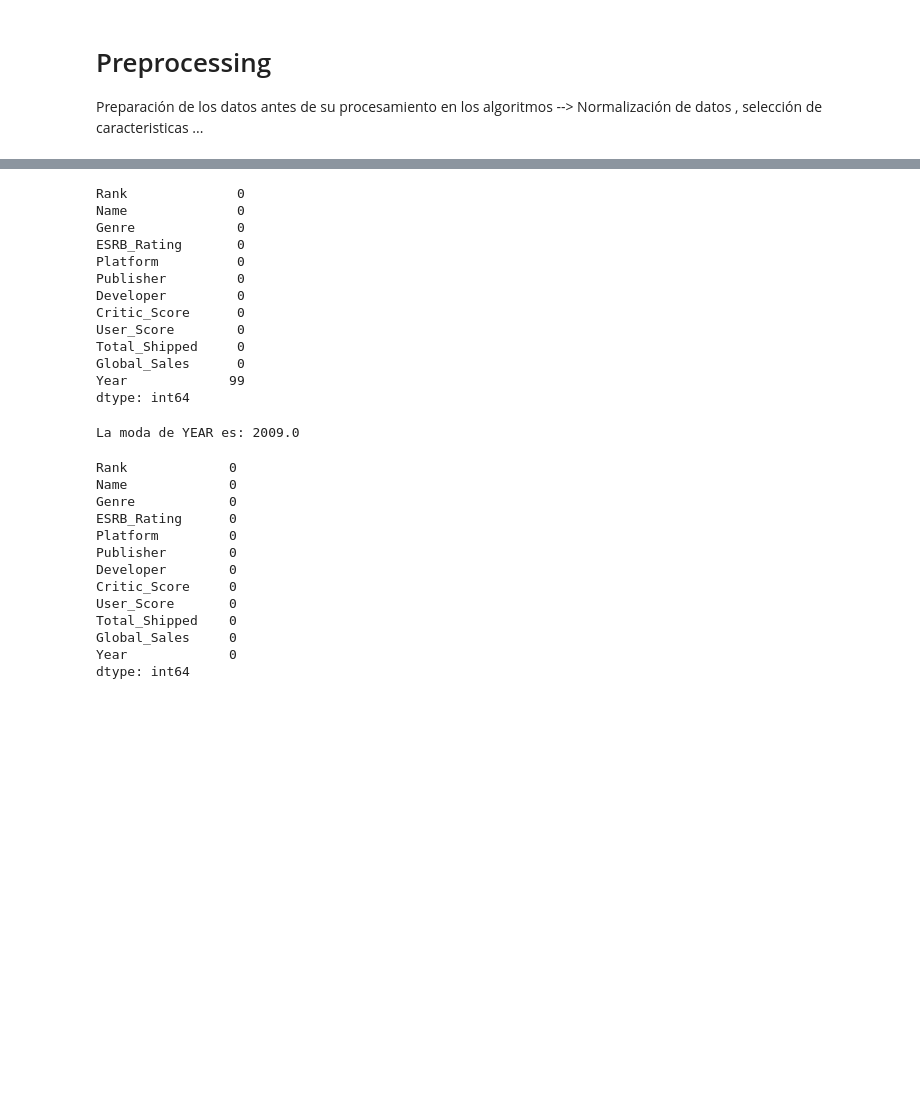
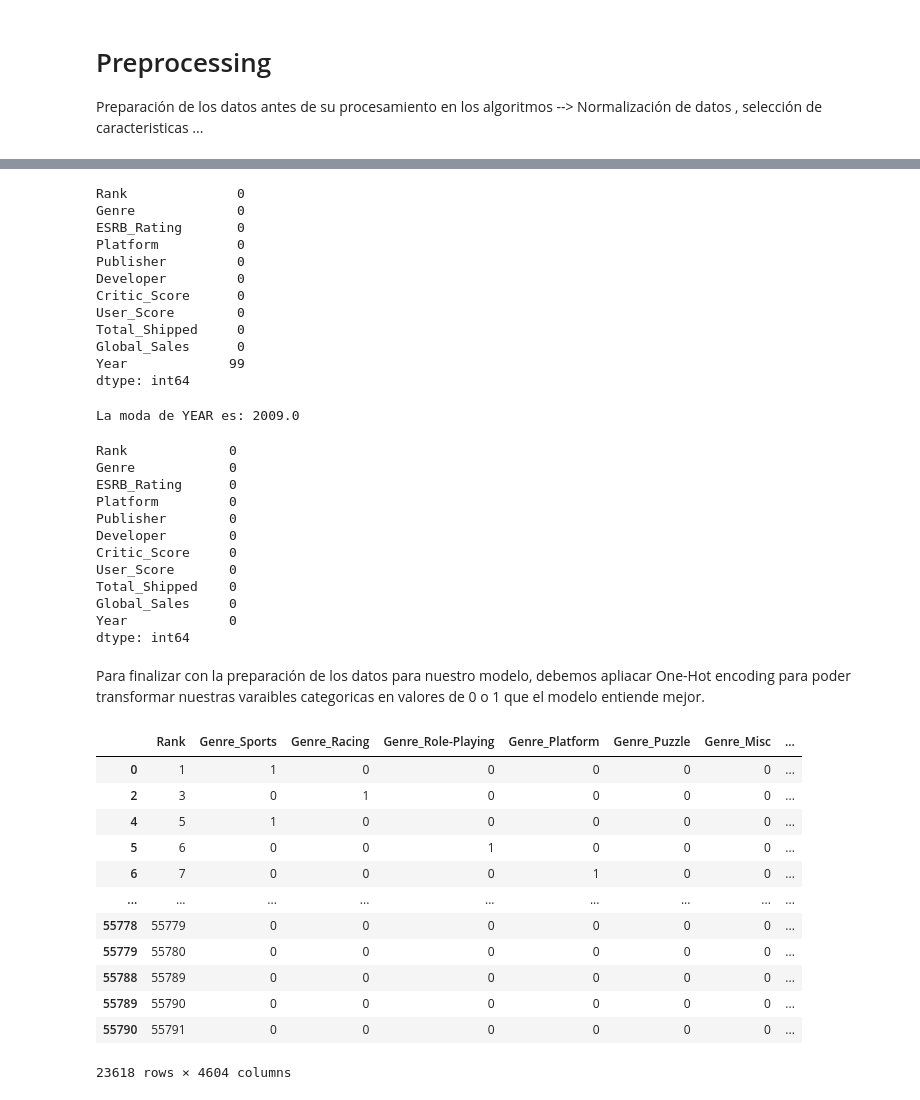
Before and after one commit to Alma1616/Kaggle-Video-Games-Sales-2019-, a Jupyter notebook: Kaggle_Lucas_Alvaro.ipynb, the cells around one changed output, grey strips where cells are left out. Saved outputs shown, nothing was run; the diff lists cells and outputs as text; code cells hidden in the pictures; blank space fills up the shorter version.

```diff
--- a/Kaggle_Lucas_Alvaro.ipynb
+++ b/Kaggle_Lucas_Alvaro.ipynb
@@ -153,7 +168,7 @@ Campos con su tratamiento de NaN :
 Una vez realicemos los cambios ya comentados, nos debería quedar un dataset sin NaNs para poder aplicar las "Metric selection" y el "Model Selection".
 # %%
 #NA_sales, PAL_sales, JP_sales y Other_sales --> Eliminamos estas columnas ya que no son necesarias
-df = df.drop(['NA_Sales', 'PAL_Sales', 'JP_Sales', 'Other_Sales'], axis=1)
+df = df.drop(['Name','NA_Sales', 'PAL_Sales', 'JP_Sales', 'Other_Sales'], axis=1)
 # %%
 #Mirar si hay NaNs y la cantidad por columna
 are_nans=df.isna().sum() # los NaNs y nulls los toma igual
@@ -203,7 +216,6 @@ are_nans=df.isna().sum()
 print(are_nans)
 # %% [output]
 Rank              0
-Name              0
 Genre             0
 ESRB_Rating       0
 Platform          0
@@ -229,7 +241,6 @@ df['Year'].fillna(modaYear, inplace=True)
 print(df.isna().sum())
 # %% [output]
 Rank             0
-Name             0
 Genre            0
 ESRB_Rating      0
 Platform         0
@@ -241,3 +252,27 @@ Total_Shipped    0
 Global_Sales     0
 Year             0
 dtype: int64
+# %% [markdown]
+Para finalizar con la preparación de los datos para nuestro modelo, debemos apliacar One-Hot encoding para poder transformar nuestras varaibles categoricas en valores de 0 o 1 que el modelo entiende mejor.
+# %%
+from category_encoders import OneHotEncoder
+cols_categoricas = ['Genre', 'ESRB_Rating', 'Platform','Publisher', 'Developer']
+
+# especificamos a las columnas que va dirigido
+encoder = OneHotEncoder(cols=cols_categoricas, use_cat_names=True) # el use_cat_names para añadir nombres basados en categorias --> para que los nombres no sean 0,1,2,3...
+df_encoded = encoder.fit_transform(df)
+df_encoded #resultado final
+# %% [output]
+|  | Rank | Genre_Sports | Genre_Racing | Genre_Role-Playing | Genre_Platform | Genre_Puzzle | Genre_Misc | ... |
+| 0 | 1 | 1 | 0 | 0 | 0 | 0 | 0 | ... |
+| 2 | 3 | 0 | 1 | 0 | 0 | 0 | 0 | ... |
+| 4 | 5 | 1 | 0 | 0 | 0 | 0 | 0 | ... |
+| 5 | 6 | 0 | 0 | 1 | 0 | 0 | 0 | ... |
+| 6 | 7 | 0 | 0 | 0 | 1 | 0 | 0 | ... |
+| ... | ... | ... | ... | ... | ... | ... | ... | ... |
+| 55778 | 55779 | 0 | 0 | 0 | 0 | 0 | 0 | ... |
+| 55779 | 55780 | 0 | 0 | 0 | 0 | 0 | 0 | ... |
+| 55788 | 55789 | 0 | 0 | 0 | 0 | 0 | 0 | ... |
+| 55789 | 55790 | 0 | 0 | 0 | 0 | 0 | 0 | ... |
+| 55790 | 55791 | 0 | 0 | 0 | 0 | 0 | 0 | ... |
+23618 rows × 4604 columns
```
Also changed, not shown: parts of 9 cells of this notebook.
